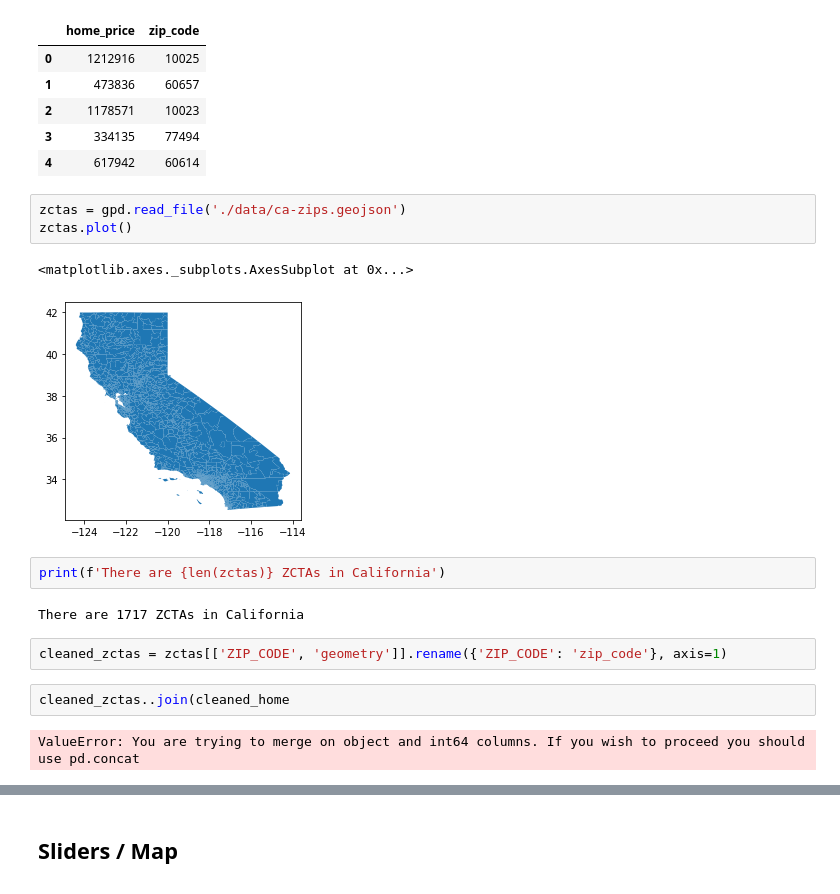
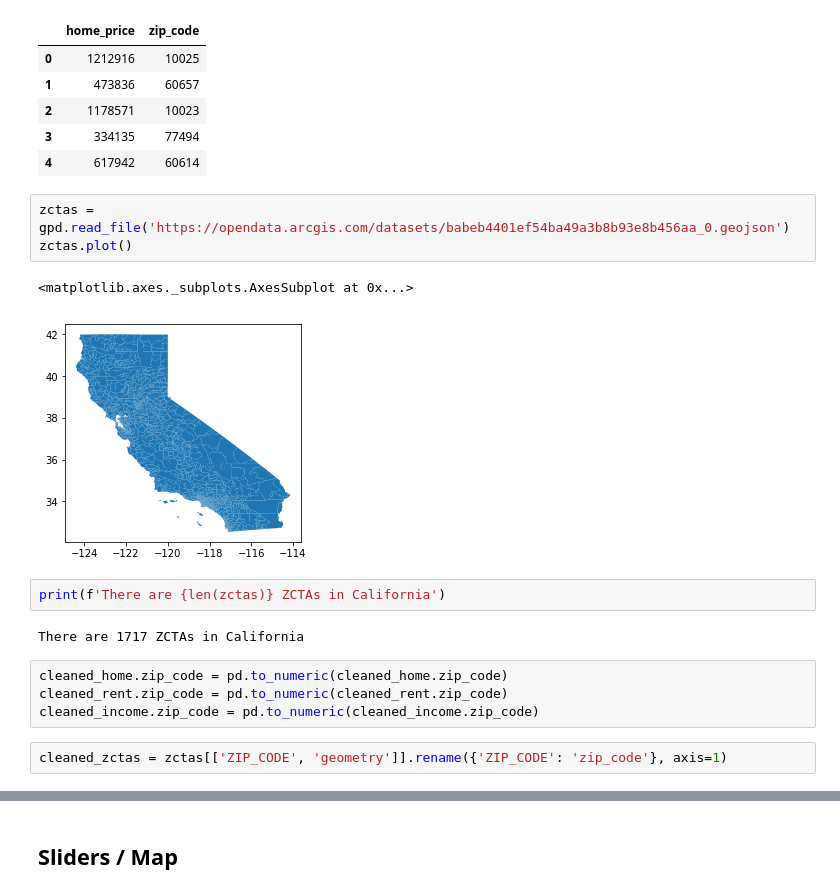
Before and after one commit to hunterowens/rents-housing-ratio, a Jupyter notebook: rent-ratio-dashboard.ipynb, the cells around one changed output, grey strips where cells are left out. Cells and saved outputs as stored; diff of their text form.

```diff
--- a/rent-ratio-dashboard.ipynb
+++ b/rent-ratio-dashboard.ipynb
@@ -123,18 +121,18 @@ cleaned_home.head()
 | 3 | 334135 | 77494 |
 | 4 | 617942 | 60614 |
 # %%
-zctas = gpd.read_file('./data/ca-zips.geojson')
+zctas = gpd.read_file('https://opendata.arcgis.com/datasets/babeb4401ef54ba49a3b8b93e8b456aa_0.geojson')
 zctas.plot()
 # %% [output]
 <matplotlib.axes._subplots.AxesSubplot at 0x...>
-[figure, old version]
+[figure, new version]
 # %%
 print(f'There are {len(zctas)} ZCTAs in California')
 # %% [output]
 There are 1717 ZCTAs in California
+# %%
+cleaned_home.zip_code = pd.to_numeric(cleaned_home.zip_code)
+cleaned_rent.zip_code = pd.to_numeric(cleaned_rent.zip_code)
+cleaned_income.zip_code = pd.to_numeric(cleaned_income.zip_code)
 # %%
 cleaned_zctas = zctas[['ZIP_CODE', 'geometry']].rename({'ZIP_CODE': 'zip_code'}, axis=1)
-# %%
-cleaned_zctas..join(cleaned_home
-# %% [output]
-ValueError: You are trying to merge on object and int64 columns. If you wish to proceed you should use pd.concat
```
Also changed, not shown: parts of 9 cells of this notebook.
